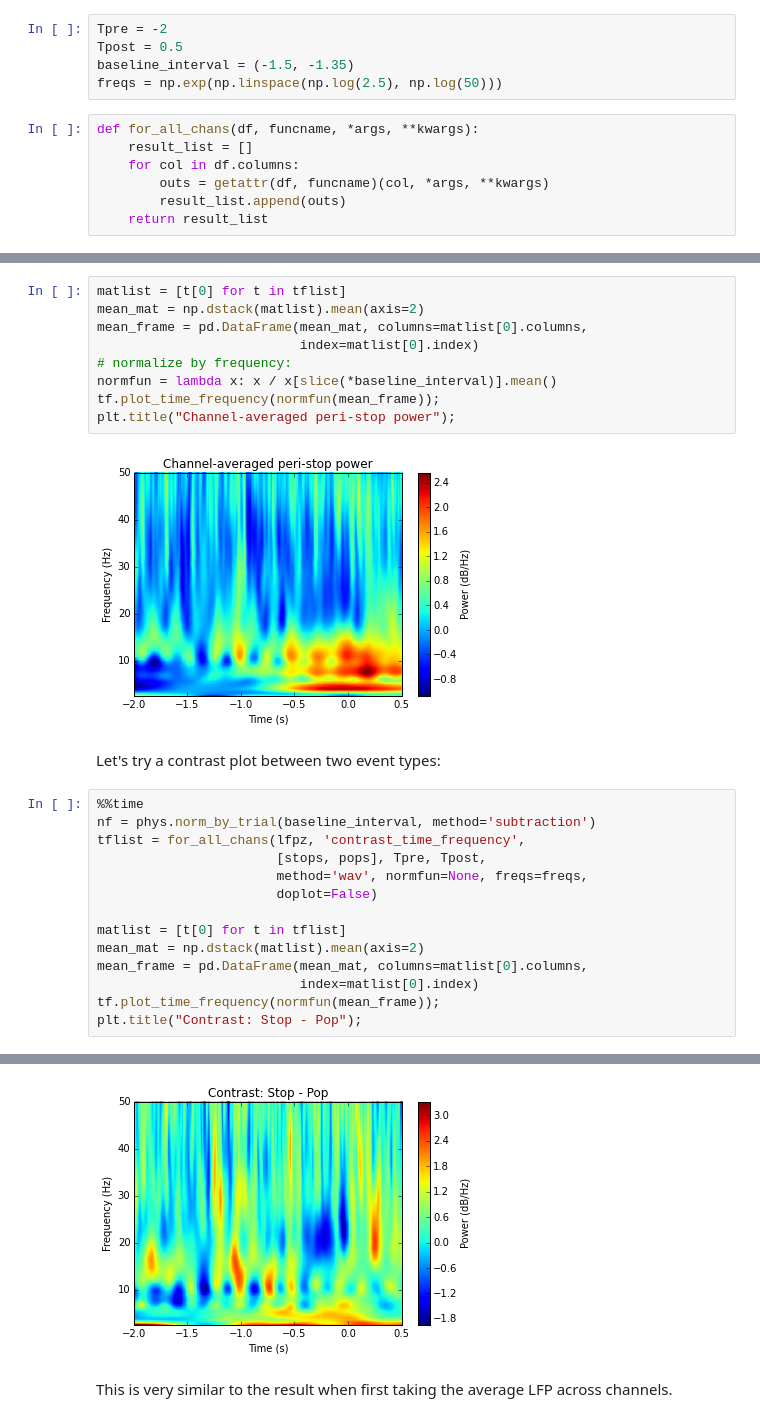
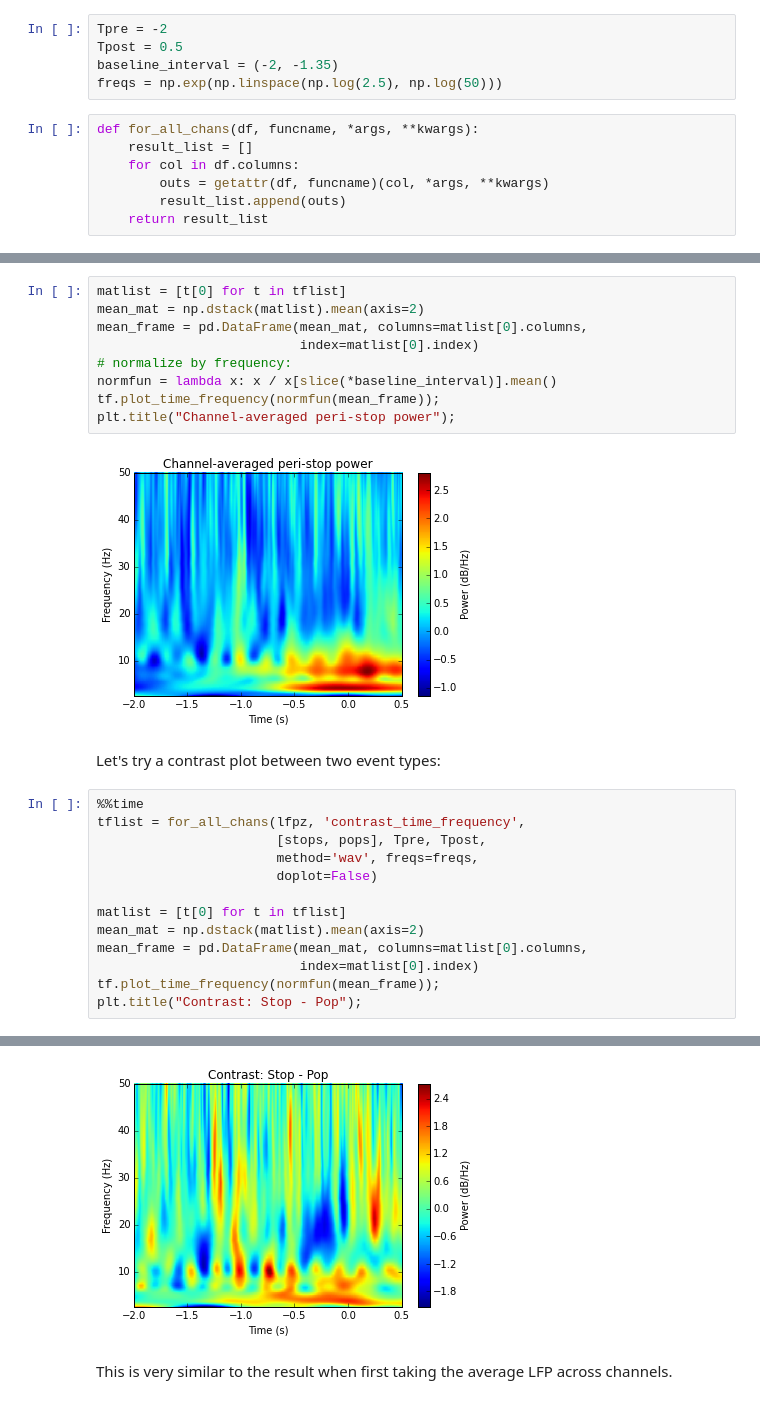
Before and after one commit to jmxpearson/hephys, a Jupyter notebook: bartc/time_frequency_analyze_then_mean.ipynb, the cells around one changed output, grey strips where cells are left out. Saved outputs shown, nothing was run; the diff lists cells and outputs as text.

Commit message:
updated new baseline in analyze then mean

```diff
--- a/bartc/time_frequency_analyze_then_mean.ipynb
+++ b/bartc/time_frequency_analyze_then_mean.ipynb
@@ -41,7 +41,7 @@ We'll look at a window that begins 1.5 seconds before the event and ends half a
 # %%
 Tpre = -2
 Tpost = 0.5
-baseline_interval = (-1.5, -1.35)
+baseline_interval = (-2, -1.35)
 freqs = np.exp(np.linspace(np.log(2.5), np.log(50)))
 # %%
 def for_all_chans(df, funcname, *args, **kwargs):
@@ -72,15 +72,14 @@ normfun = lambda x: x / x[slice(*baseline_interval)].mean()
 tf.plot_time_frequency(normfun(mean_frame));
 plt.title("Channel-averaged peri-stop power");
 # %% [output]
-[figure, old version]
+[figure, new version]
 # %% [markdown]
 Let's try a contrast plot between two event types:
 # %%
 %%time
-nf = phys.norm_by_trial(baseline_interval, method='subtraction')
 tflist = for_all_chans(lfpz, 'contrast_time_frequency',
                        [stops, pops], Tpre, Tpost,
-                       method='wav', normfun=None, freqs=freqs,
+                       method='wav', freqs=freqs,
                        doplot=False)
 
 matlist = [t[0] for t in tflist]
@@ -95,4 +94,4 @@ Wall time: 32min 15s
-[figure, old version]
+[figure, new version]
 # %% [markdown]
 This is very similar to the result when first taking the average LFP across channels.
 # %% [markdown]
```
Also changed, not shown: parts of 3 cells of this notebook.
